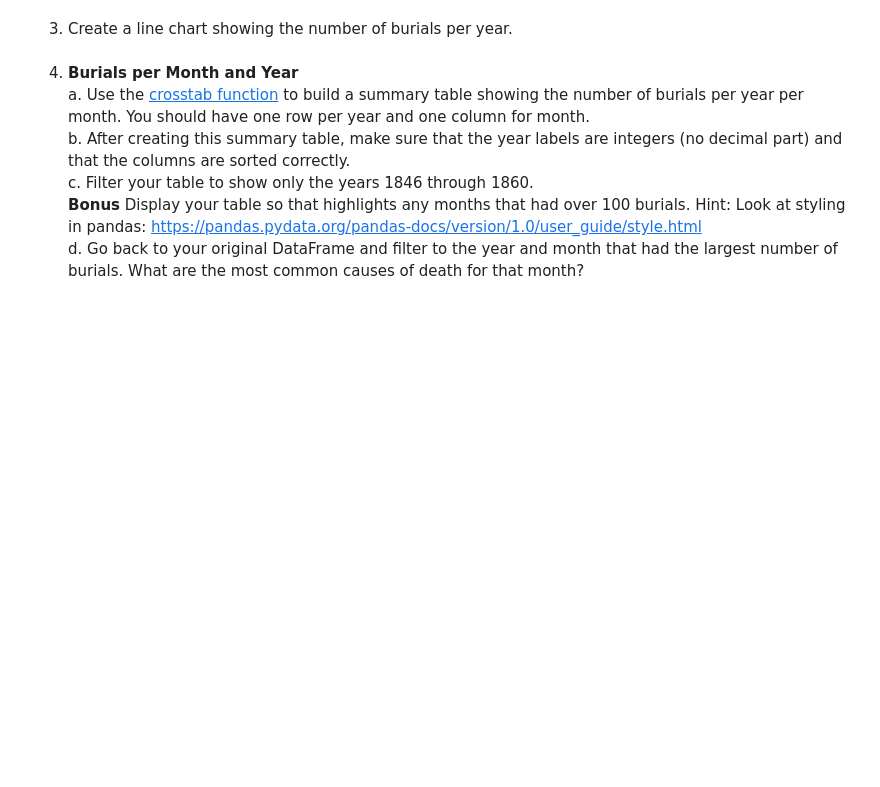
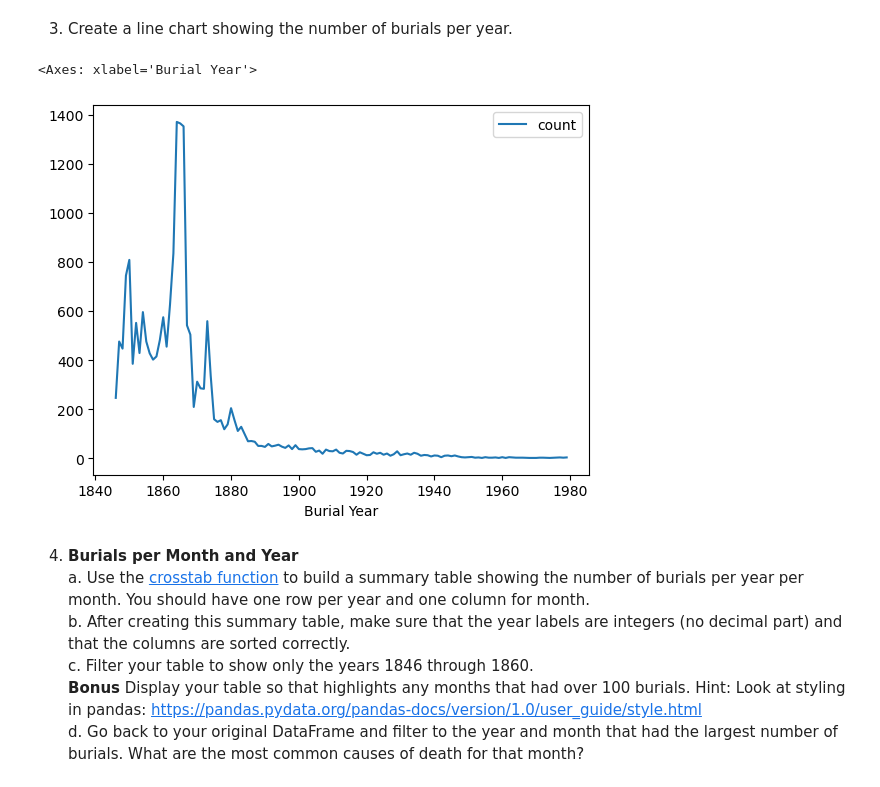
Before and after one commit to NSS-Data-Analytics-Cohort-10/advanced-pandas-jchabinec, a Jupyter notebook: notebooks/advanced_pandas.ipynb, the cells around one changed output. Cells and saved outputs as stored; diff of their text form; code cells hidden in the pictures; blank space fills up the shorter version.

Commit message:
Finally figured out teh plot...

```diff
--- a/notebooks/advanced_pandas.ipynb
+++ b/notebooks/advanced_pandas.ipynb
@@ -59,6 +59,13 @@ Cold             421
 Name: count, dtype: int64
 # %% [markdown]
 3. Create a line chart showing the number of burials per year.
+# %%
+burials_per_year = cemetery_df['Burial Year'].value_counts()
+burials_per_year_df = pd.DataFrame(data=burials_per_year).sort_index()
+burials_per_year_df.plot()
+# %% [output]
+<Axes: xlabel='Burial Year'>
+[figure, added]
 # %% [markdown]
 4. **Burials per Month and Year**
     a. Use the [crosstab function](https://pandas.pydata.org/docs/reference/api/pandas.crosstab.html) to build a summary table showing the number of burials per year per month. You should have one row per year and one column for month.
```
